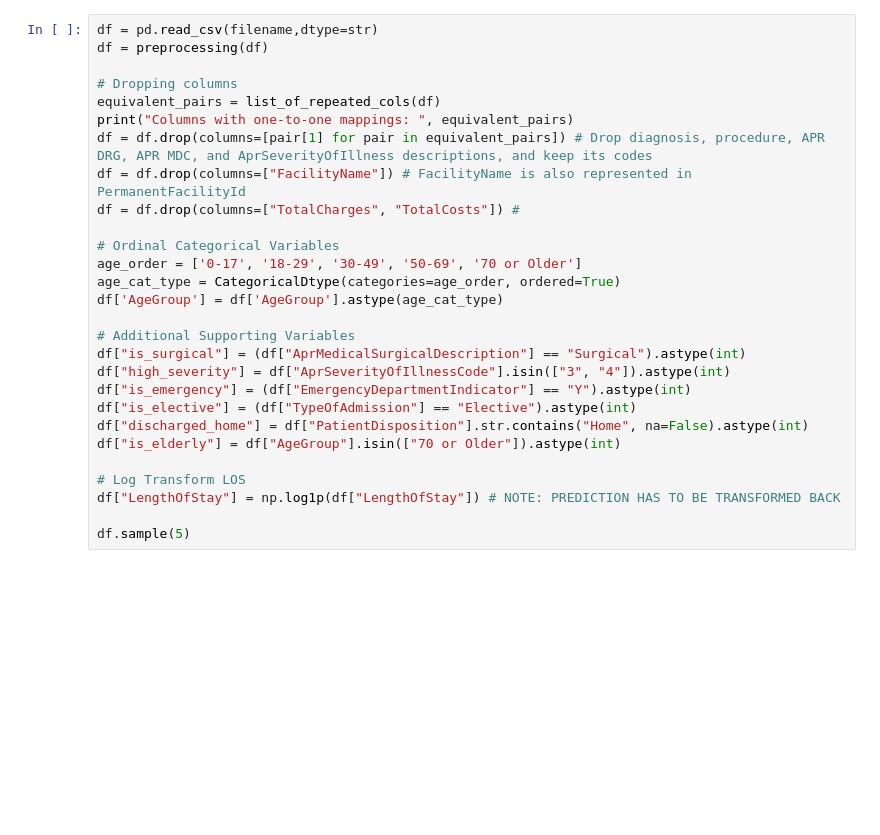
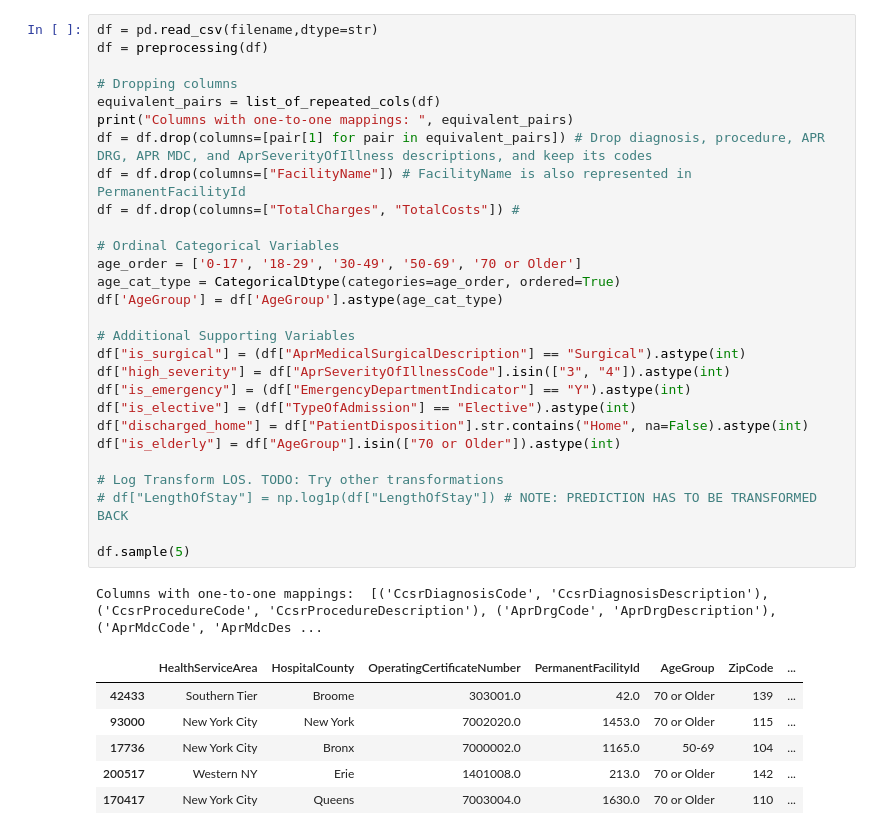
Before and after one commit to JorgeIvanJH/LoS_prediction, a Jupyter notebook: EDA/EDA.ipynb, the cells around one changed output. Cells and saved outputs as stored; diff of their text form; blank space fills up the shorter version.

```diff
--- a/EDA/EDA.ipynb
+++ b/EDA/EDA.ipynb
@@ -44,28 +50,36 @@ def list_of_repeated_cols(df):
 # %%
 df = pd.read_csv(filename,dtype=str)
 df = preprocessing(df)
 
 # Dropping columns
 equivalent_pairs = list_of_repeated_cols(df)
 print("Columns with one-to-one mappings: ", equivalent_pairs)
 df = df.drop(columns=[pair[1] for pair in equivalent_pairs]) # Drop diagnosis, procedure, APR DRG, APR MDC, and AprSeverityOfIllness descriptions, and keep its codes
 df = df.drop(columns=["FacilityName"]) # FacilityName is also represented in PermanentFacilityId
 df = df.drop(columns=["TotalCharges", "TotalCosts"]) #
 
 # Ordinal Categorical Variables
 age_order = ['0-17', '18-29', '30-49', '50-69', '70 or Older']
 age_cat_type = CategoricalDtype(categories=age_order, ordered=True)
 df['AgeGroup'] = df['AgeGroup'].astype(age_cat_type)
 
 # Additional Supporting Variables
 df["is_surgical"] = (df["AprMedicalSurgicalDescription"] == "Surgical").astype(int)
 df["high_severity"] = df["AprSeverityOfIllnessCode"].isin(["3", "4"]).astype(int)
 df["is_emergency"] = (df["EmergencyDepartmentIndicator"] == "Y").astype(int)
 df["is_elective"] = (df["TypeOfAdmission"] == "Elective").astype(int)
 df["discharged_home"] = df["PatientDisposition"].str.contains("Home", na=False).astype(int)
 df["is_elderly"] = df["AgeGroup"].isin(["70 or Older"]).astype(int)
 
-# Log Transform LOS
-df["LengthOfStay"] = np.log1p(df["LengthOfStay"]) # NOTE: PREDICTION HAS TO BE TRANSFORMED BACK
+# Log Transform LOS. TODO: Try other transformations
+# df["LengthOfStay"] = np.log1p(df["LengthOfStay"]) # NOTE: PREDICTION HAS TO BE TRANSFORMED BACK
 
 df.sample(5)
+# %% [output]
+Columns with one-to-one mappings:  [('CcsrDiagnosisCode', 'CcsrDiagnosisDescription'), ('CcsrProcedureCode', 'CcsrProcedureDescription'), ('AprDrgCode', 'AprDrgDescription'), ('AprMdcCode', 'AprMdcDes ...
+|  | HealthServiceArea | HospitalCounty | OperatingCertificateNumber | PermanentFacilityId | AgeGroup | ZipCode | ... |
+| 42433 | Southern Tier | Broome | 303001.0 | 42.0 | 70 or Older | 139 | ... |
+| 93000 | New York City | New York | 7002020.0 | 1453.0 | 70 or Older | 115 | ... |
+| 17736 | New York City | Bronx | 7000002.0 | 1165.0 | 50-69 | 104 | ... |
+| 200517 | Western NY | Erie | 1401008.0 | 213.0 | 70 or Older | 142 | ... |
+| 170417 | New York City | Queens | 7003004.0 | 1630.0 | 70 or Older | 110 | ... |
```
Also changed, not shown: parts of 12 cells of this notebook.
